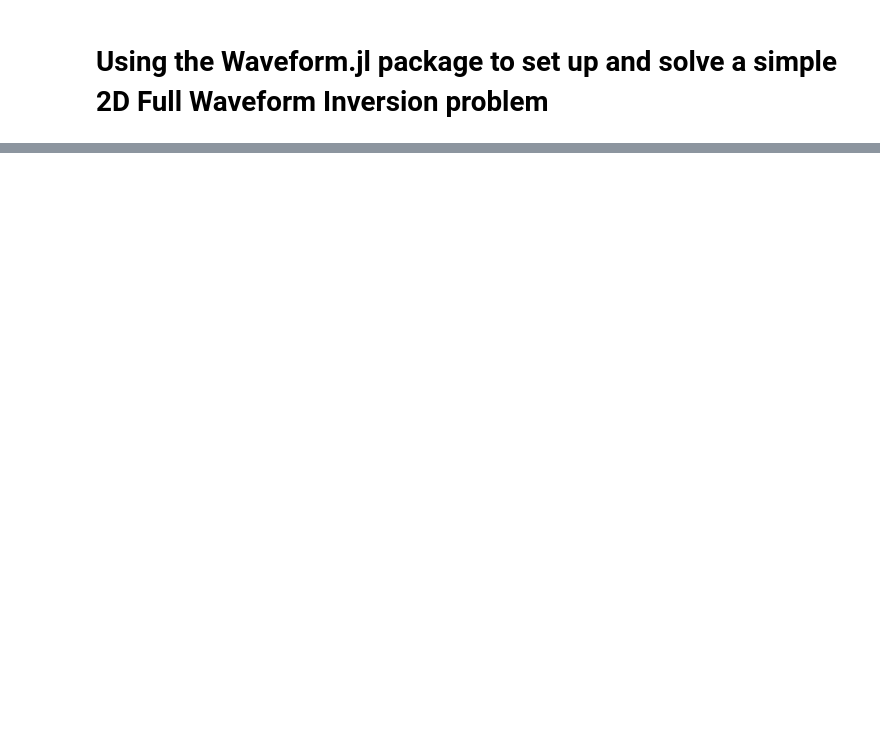
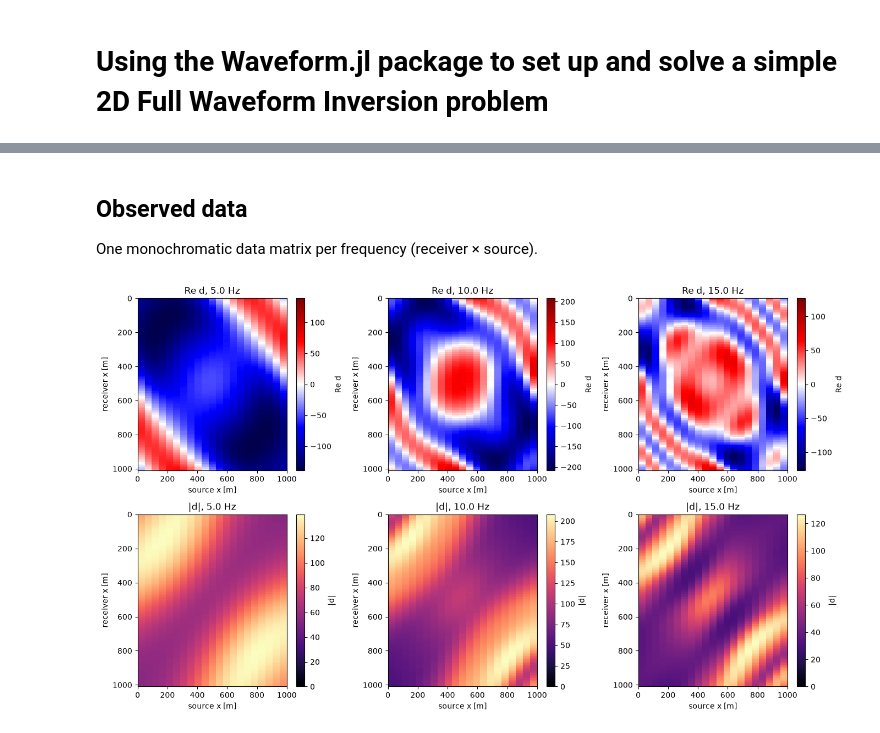
Before and after one commit to slimgroup/WAVEFORM.jl, a Jupyter notebook: examples/Simple 2D FWI Example.ipynb, the cells around one changed output, grey strips where cells are left out. Saved outputs shown, nothing was run; the diff lists cells and outputs as text; code cells hidden in the pictures; blank space fills up the shorter version.

```diff
--- a/examples/Simple 2D FWI Example.ipynb
+++ b/examples/Simple 2D FWI Example.ipynb
@@ -132,0 +136,26 @@ title("Frequency slice at $(model.freq[1]) Hz")
+# %% [markdown]
+## Observed data
+One monochromatic data matrix per frequency (receiver × source).
+# %%
+# Source weight matrix
+Q = Matrix{Float64}(I,nsrc,nsrc);
+
+# Generate data
+D = forw_model(v,Q,model,opts);
+Dc = reshape(D, nrec, nsrc, nfreq)
+dext = [xsrc[1], xsrc[end], xrec[end], xrec[1]]
+
+figure(figsize=(4.6*nfreq, 8))
+for j in 1:nfreq
+    a = maximum(abs, Dc[:,:,j])
+    subplot(2, nfreq, j)
+    imshow(real(Dc[:,:,j]), extent=dext, aspect="auto", cmap="seismic", vmin=-a, vmax=a)
+    colorbar(label="Re d"); title("Re d, $(freqs[j]) Hz"); xlabel("source x [m]"); ylabel("receiver x [m]")
+    subplot(2, nfreq, nfreq + j)
+    imshow(abs.(Dc[:,:,j]), extent=dext, aspect="auto", cmap="magma", vmin=0, vmax=a)
+    colorbar(label="|d|"); title("|d|, $(freqs[j]) Hz"); xlabel("source x [m]"); ylabel("receiver x [m]")
+end
+tight_layout()
+nothing
+# %% [output]
+[figure, added]
```
Also changed, not shown: parts of 14 cells of this notebook, 3 other files.
